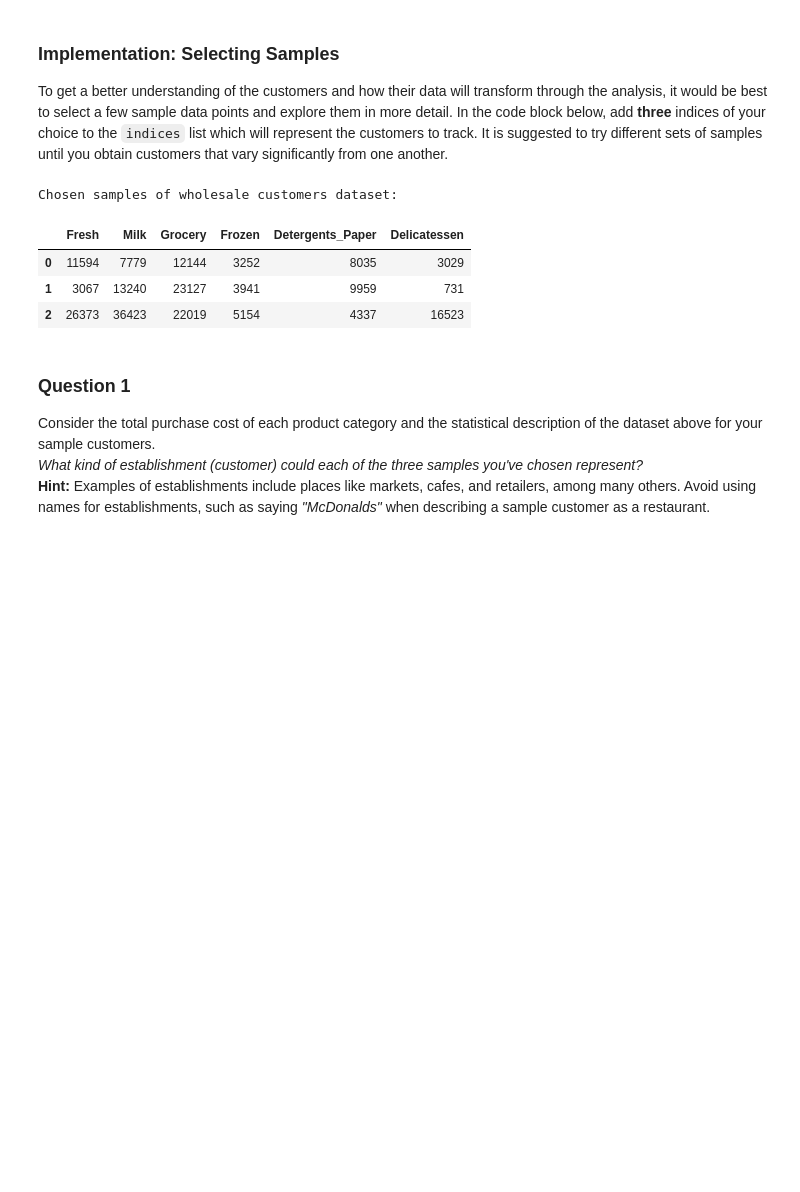
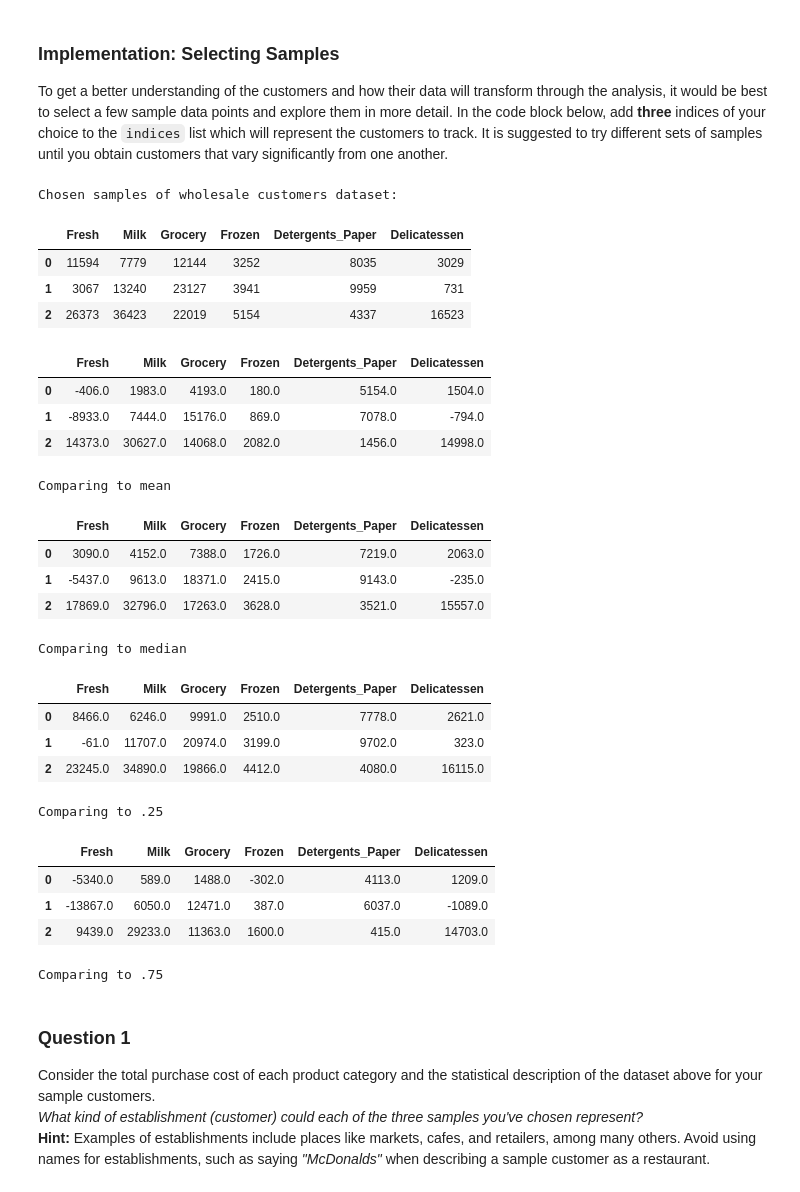
Before and after one commit to therodsouza/machine-learning, a Jupyter notebook: projects/customer_segments/customer_segments.ipynb, the cells around one changed output. Cells and saved outputs as stored; diff of their text form; code cells hidden in the pictures; blank space fills up the shorter version.

```diff
--- a/projects/customer_segments/customer_segments.ipynb
+++ b/projects/customer_segments/customer_segments.ipynb
@@ -61,17 +61,46 @@ To get a better understanding of the customers and how their data will transform
 # %%
 # TODO: Select three indices of your choice you wish to sample from the dataset
 indices = [100,200,23]
 
 # Create a DataFrame of the chosen samples
 samples = pd.DataFrame(data.loc[indices], columns = data.keys()).reset_index(drop = True)
 print "Chosen samples of wholesale customers dataset:"
 display(samples)
+
+display(samples - np.round(data.mean()))
+print "Comparing to mean"
+display(samples - np.round(data.median()))
+print "Comparing to median"
+display(samples - np.round(data.quantile([.25][0])))
+print "Comparing to .25"
+display(samples - np.round(data.quantile([.75][0])))
+print "Comparing to .75"
 # %% [output]
 Chosen samples of wholesale customers dataset:
 |  | Fresh | Milk | Grocery | Frozen | Detergents_Paper | Delicatessen |
 | 0 | 11594 | 7779 | 12144 | 3252 | 8035 | 3029 |
 | 1 | 3067 | 13240 | 23127 | 3941 | 9959 | 731 |
 | 2 | 26373 | 36423 | 22019 | 5154 | 4337 | 16523 |
+|  | Fresh | Milk | Grocery | Frozen | Detergents_Paper | Delicatessen |
+| 0 | -406.0 | 1983.0 | 4193.0 | 180.0 | 5154.0 | 1504.0 |
+| 1 | -8933.0 | 7444.0 | 15176.0 | 869.0 | 7078.0 | -794.0 |
+| 2 | 14373.0 | 30627.0 | 14068.0 | 2082.0 | 1456.0 | 14998.0 |
+Comparing to mean
+|  | Fresh | Milk | Grocery | Frozen | Detergents_Paper | Delicatessen |
+| 0 | 3090.0 | 4152.0 | 7388.0 | 1726.0 | 7219.0 | 2063.0 |
+| 1 | -5437.0 | 9613.0 | 18371.0 | 2415.0 | 9143.0 | -235.0 |
+| 2 | 17869.0 | 32796.0 | 17263.0 | 3628.0 | 3521.0 | 15557.0 |
+Comparing to median
+|  | Fresh | Milk | Grocery | Frozen | Detergents_Paper | Delicatessen |
+| 0 | 8466.0 | 6246.0 | 9991.0 | 2510.0 | 7778.0 | 2621.0 |
+| 1 | -61.0 | 11707.0 | 20974.0 | 3199.0 | 9702.0 | 323.0 |
+| 2 | 23245.0 | 34890.0 | 19866.0 | 4412.0 | 4080.0 | 16115.0 |
+Comparing to .25
+|  | Fresh | Milk | Grocery | Frozen | Detergents_Paper | Delicatessen |
+| 0 | -5340.0 | 589.0 | 1488.0 | -302.0 | 4113.0 | 1209.0 |
+| 1 | -13867.0 | 6050.0 | 12471.0 | 387.0 | 6037.0 | -1089.0 |
+| 2 | 9439.0 | 29233.0 | 11363.0 | 1600.0 | 415.0 | 14703.0 |
+Comparing to .75
 # %% [markdown]
 ### Question 1
 Consider the total purchase cost of each product category and the statistical description of the dataset above for your sample customers.
```
Also changed, not shown: parts of 16 cells of this notebook, 1 other file.
